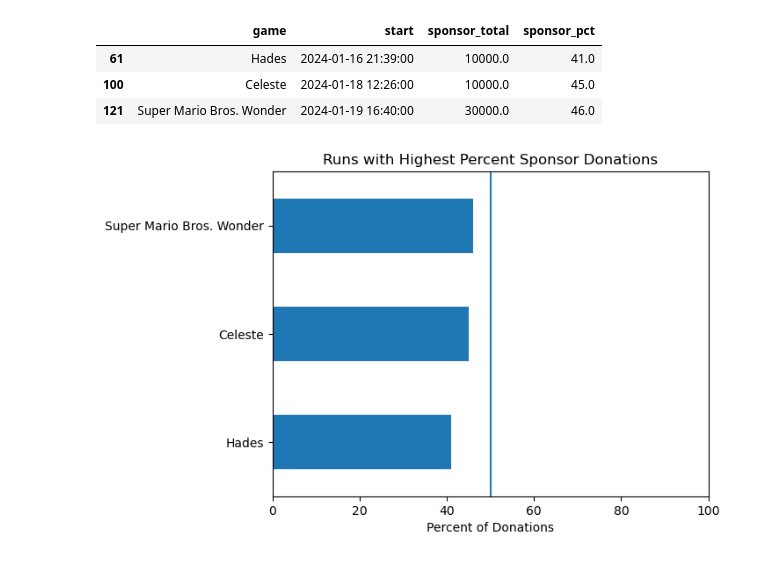
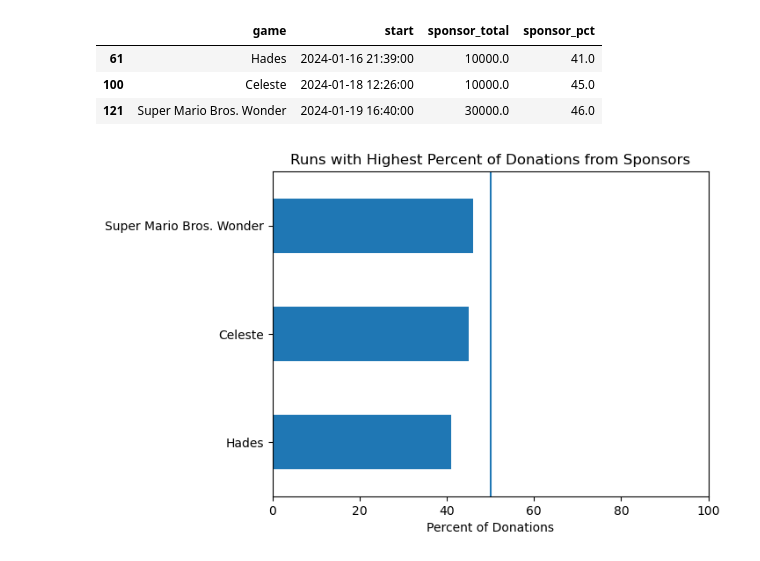
Before and after one commit to DouglasJBruce/GDQ_Analysis, a Jupyter notebook: exploration of games done quick donations.ipynb, the cells around one changed output. Cells and saved outputs as stored; diff of their text form; code cells hidden in the pictures.

```diff
--- a/exploration of games done quick donations.ipynb
+++ b/exploration of games done quick donations.ipynb
@@ -1213,9 +1235,9 @@ runs.sort_values('sponsor_pct').loc[[61,100,121],:][['game','start','sponsor_tot
 # %%
 runs.sort_values('sponsor_pct').loc[[61,100,121],:][['game','start','sponsor_pct']].plot.barh(x = 'game', y = 'sponsor_pct',xlim = (0,100),legend=False)
 plt.axvline(x = 50)
 plt.ylabel('')
 plt.xlabel('Percent of Donations')
-plt.title('Runs with Highest Percent Sponsor Donations')
+plt.title('Runs with Highest Percent of Donations from Sponsors')
 plt.xticks(rotation = 0);
 # %% [output]
-[figure, old version]
+[figure, new version]
```
Also changed, not shown: parts of 40 cells of this notebook, 2 other files.
